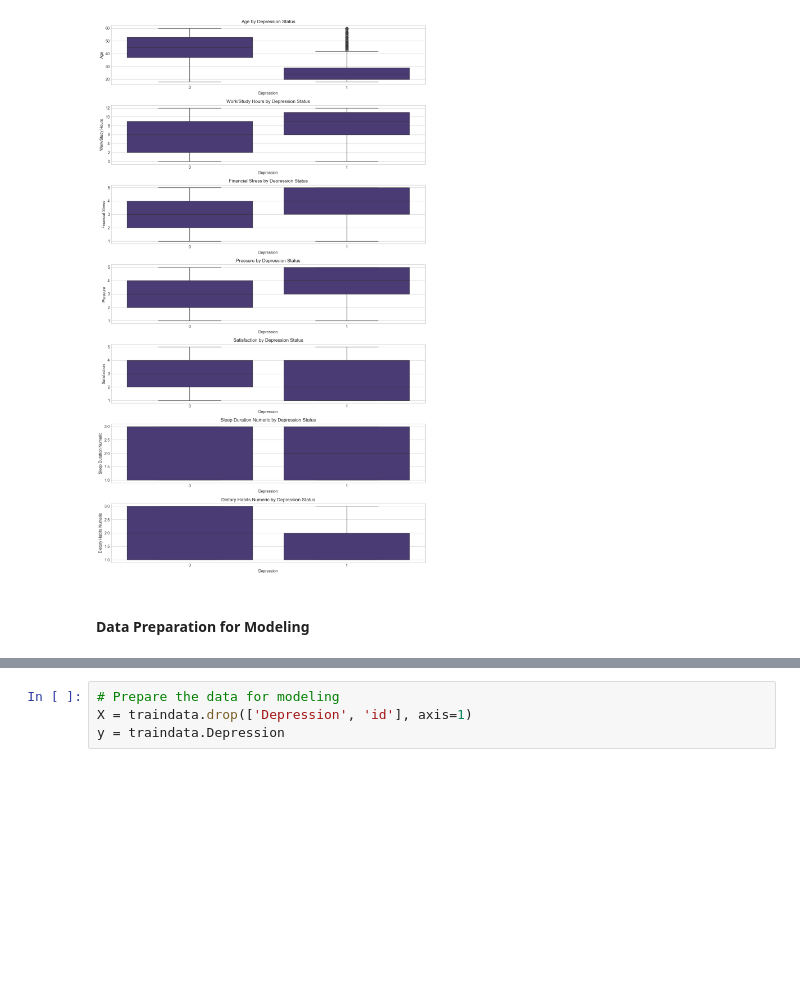
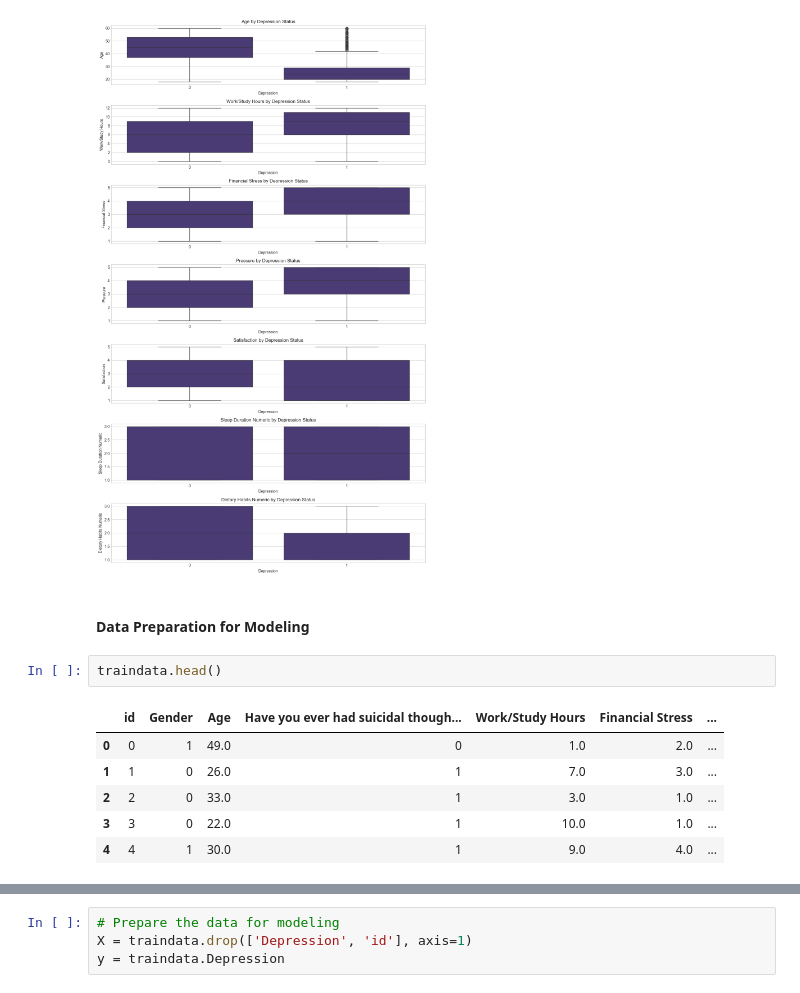
Before and after one commit to Sujeet2003/MentalHealthMLProject, a Jupyter notebook: notebook.ipynb, the cells around one changed output, grey strips where cells are left out. Cells and saved outputs as stored; diff of their text form; blank space fills up the shorter version.

```diff
--- a/notebook.ipynb
+++ b/notebook.ipynb
@@ -374,3 +372,12 @@ plt.tight_layout()
 [figure]
 # %% [markdown]
 #### Data Preparation for Modeling
+# %%
+traindata.head()
+# %% [output]
+|  | id | Gender | Age | Have you ever had suicidal though... | Work/Study Hours | Financial Stress | ... |
+| 0 | 0 | 1 | 49.0 | 0 | 1.0 | 2.0 | ... |
+| 1 | 1 | 0 | 26.0 | 1 | 7.0 | 3.0 | ... |
+| 2 | 2 | 0 | 33.0 | 1 | 3.0 | 1.0 | ... |
+| 3 | 3 | 0 | 22.0 | 1 | 10.0 | 1.0 | ... |
+| 4 | 4 | 1 | 30.0 | 1 | 9.0 | 4.0 | ... |
```
Also changed, not shown: parts of 4 cells of this notebook, 6 other files.
